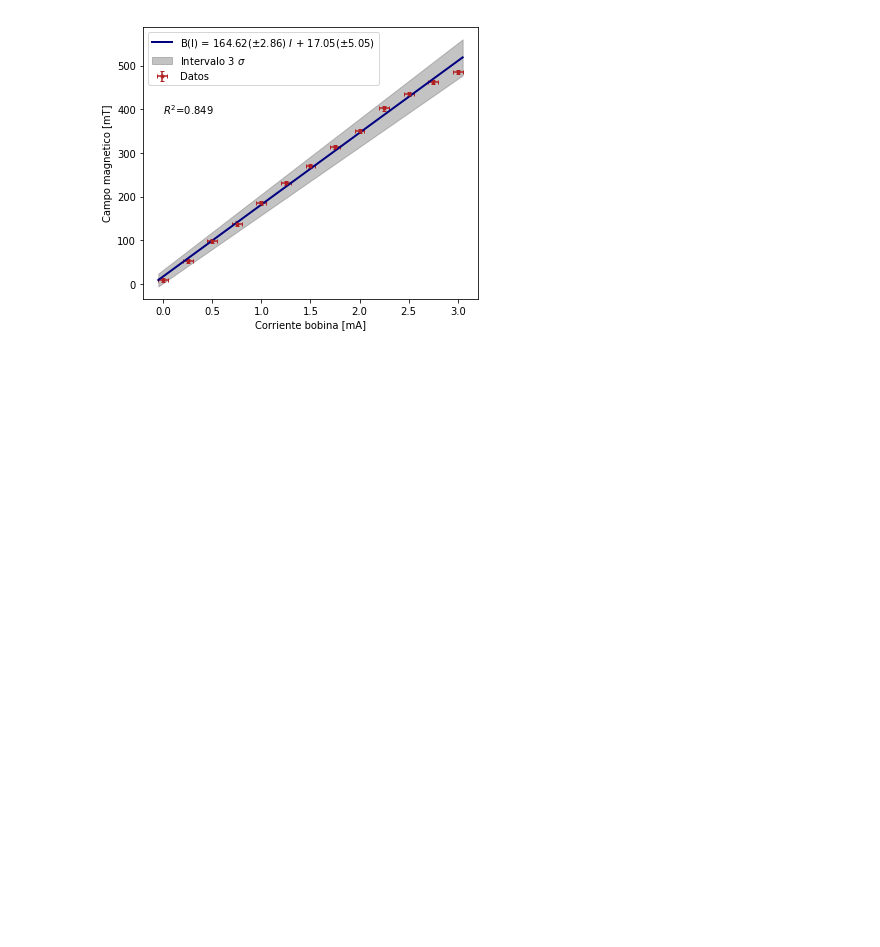
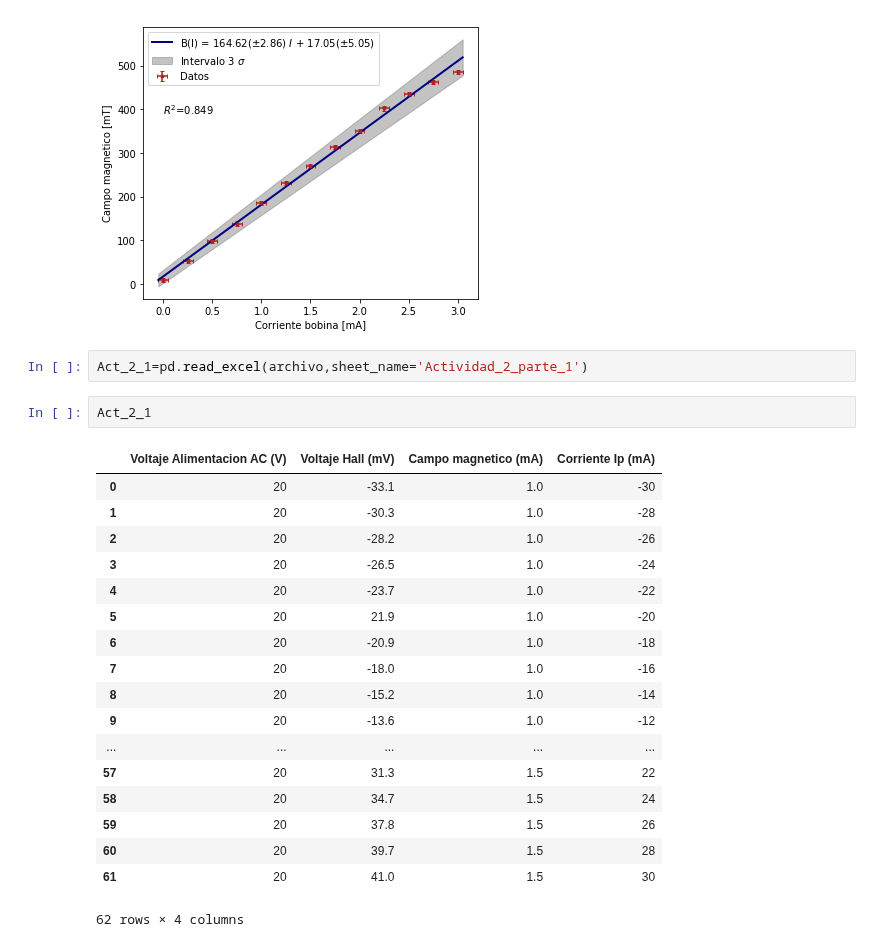
Before and after one commit to jamontanac/Laboratorio-Avanzado, a Jupyter notebook: Hall_Effect/Analisis.ipynb, the cells around one changed output. Saved outputs shown, nothing was run; the diff lists cells and outputs as text; blank space fills up the shorter version.

```diff
--- a/Hall_Effect/Analisis.ipynb
+++ b/Hall_Effect/Analisis.ipynb
@@ -112,3 +112,26 @@ plt.savefig("Figuras/Calibracion_error.png")
 plt.show()
 # %% [output]
 [figure]
+# %%
+Act_2_1=pd.read_excel(archivo,sheet_name='Actividad_2_parte_1')
+# %%
+Act_2_1
+# %% [output]
+|  | Voltaje Alimentacion AC (V) | Voltaje Hall (mV) | Campo magnetico (mA) | Corriente Ip (mA) |
+| 0 | 20 | -33.1 | 1.0 | -30 |
+| 1 | 20 | -30.3 | 1.0 | -28 |
+| 2 | 20 | -28.2 | 1.0 | -26 |
+| 3 | 20 | -26.5 | 1.0 | -24 |
+| 4 | 20 | -23.7 | 1.0 | -22 |
+| 5 | 20 | 21.9 | 1.0 | -20 |
+| 6 | 20 | -20.9 | 1.0 | -18 |
+| 7 | 20 | -18.0 | 1.0 | -16 |
+| 8 | 20 | -15.2 | 1.0 | -14 |
+| 9 | 20 | -13.6 | 1.0 | -12 |
+| ... | ... | ... | ... | ... |
+| 57 | 20 | 31.3 | 1.5 | 22 |
+| 58 | 20 | 34.7 | 1.5 | 24 |
+| 59 | 20 | 37.8 | 1.5 | 26 |
+| 60 | 20 | 39.7 | 1.5 | 28 |
+| 61 | 20 | 41.0 | 1.5 | 30 |
+62 rows × 4 columns
```
